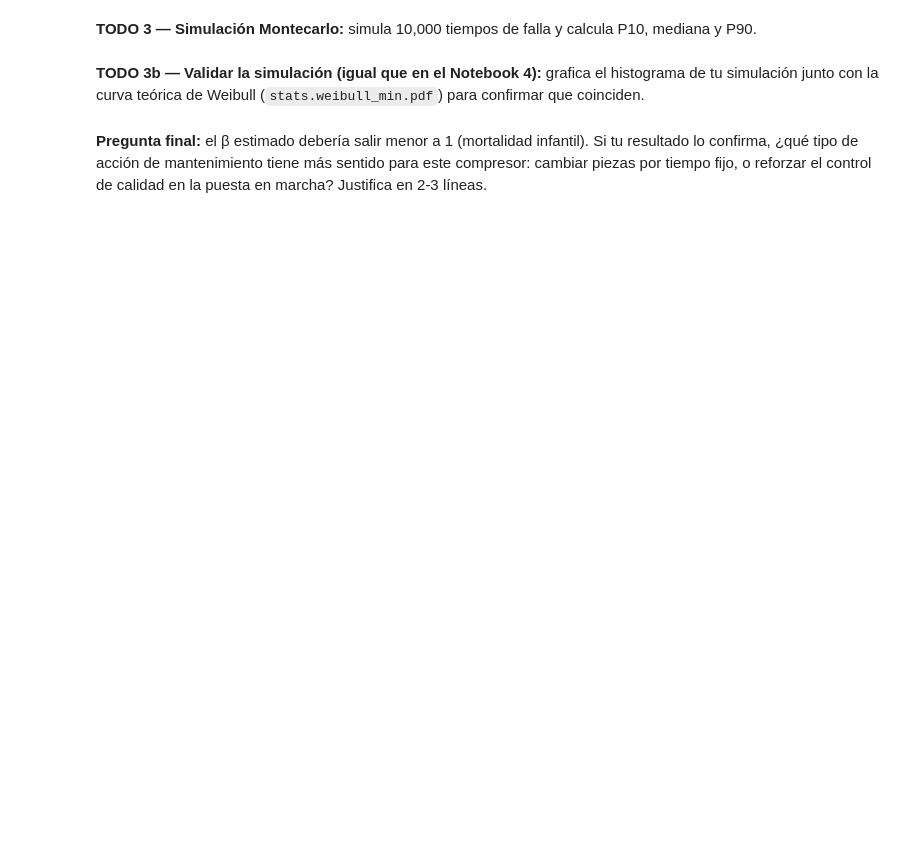
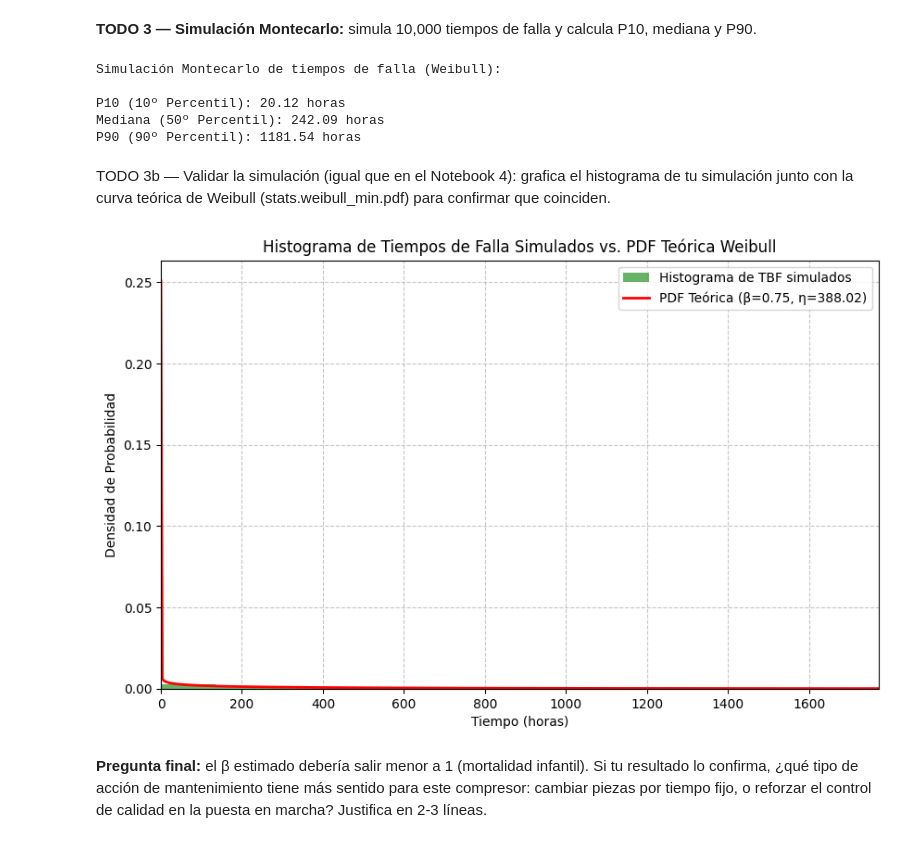
Before and after one commit to DarioCorona/personal, a Jupyter notebook: NB5_Sesion2_Practica_Rapida_10min.ipynb, the cells around one changed output. Saved outputs shown, nothing was run; the diff lists cells and outputs as text; code cells hidden in the pictures; blank space fills up the shorter version.

```diff
--- a/NB5_Sesion2_Practica_Rapida_10min.ipynb
+++ b/NB5_Sesion2_Practica_Rapida_10min.ipynb
@@ -44,3 +44,7 @@ compresor = fallas[fallas["equipo"] == "Compresor de Aire"]["tbf_horas"].values
 # TODO 1: ajusta Weibull a `compresor` con stats.weibull_min.fit (floc=0)
 # Guarda los resultados en variables beta y eta
 from scipy import stats
+
+beta, loc, eta = stats.weibull_min.fit(compresor, floc=0)
+print(f"Beta (forma): {beta:.3f}")
+print(f"Eta (escala): {eta:.3f}")
@@ -60,2 +83,22 @@ rng = np.random.default_rng(21)
+# %%
+rng = np.random.default_rng(21)
+
+# TODO 3: simulación Montecarlo + percentiles
+simulated_tbf = stats.weibull_min.rvs(beta, loc=0, scale=eta, size=10000, random_state=rng)
+
+p10 = np.percentile(simulated_tbf, 10)
+median = np.percentile(simulated_tbf, 50)
+p90 = np.percentile(simulated_tbf, 90)
+
+print(f"Simulación Montecarlo de tiempos de falla (Weibull):\n")
+print(f"P10 (10º Percentil): {p10:.2f} horas")
+print(f"Mediana (50º Percentil): {median:.2f} horas")
+print(f"P90 (90º Percentil): {p90:.2f} horas")
+# %% [output]
+Simulación Montecarlo de tiempos de falla (Weibull):
+
+P10 (10º Percentil): 20.12 horas
+Mediana (50º Percentil): 242.09 horas
+P90 (90º Percentil): 1181.54 horas
 # %% [markdown]
-**TODO 3b — Validar la simulación (igual que en el Notebook 4):** grafica el histograma de tu simulación junto con la curva teórica de Weibull (`stats.weibull_min.pdf`) para confirmar que coinciden.
+TODO 3b — Validar la simulación (igual que en el Notebook 4): grafica el histograma de tu simulación junto con la curva teórica de Weibull (stats.weibull_min.pdf) para confirmar que coinciden.
@@ -64,2 +105,28 @@ rng = np.random.default_rng(21)
+# %%
+import matplotlib.pyplot as plt
+import numpy as np
+from scipy import stats
+
+# TODO 3b: histograma de la simulación + curva teórica de Weibull superpuesta
+
+plt.figure(figsize=(10, 6))
+plt.hist(simulated_tbf, bins=50, density=True, alpha=0.6, color='g', label='Histograma de TBF simulados')
+
+# Curva teórica de Weibull PDF
+# stats.weibull_min.pdf(x, c, loc, scale) donde c=beta, loc=0, scale=eta
+x_limit = p90 * 1.5 # Ajustar el límite X a P90 * 1.5 para mejor visibilidad
+x = np.linspace(1e-6, x_limit, 500) # Iniciar x desde un valor pequeño para evitar la división por cero
+pdf_theoretical = stats.weibull_min.pdf(x, beta, loc=0, scale=eta)
+plt.plot(x, pdf_theoretical, 'r-', lw=2, label=f'PDF Teórica (β={beta:.2f}, η={eta:.2f})')
+
+plt.title('Histograma de Tiempos de Falla Simulados vs. PDF Teórica Weibull')
+plt.xlabel('Tiempo (horas)')
+plt.ylabel('Densidad de Probabilidad')
+plt.grid(True, linestyle='--', alpha=0.7)
+plt.legend()
+plt.xlim(0, x_limit) # Set x-axis limit
+plt.show()
+# %% [output]
+[figure, added]
 # %% [markdown]
 **Pregunta final:** el β estimado debería salir menor a 1 (mortalidad infantil). Si tu resultado lo confirma, ¿qué tipo de acción de mantenimiento tiene más sentido para este compresor: cambiar piezas por tiempo fijo, o reforzar el control de calidad en la puesta en marcha? Justifica en 2-3 líneas.
```
Also changed, not shown: parts of 6 cells of this notebook.
